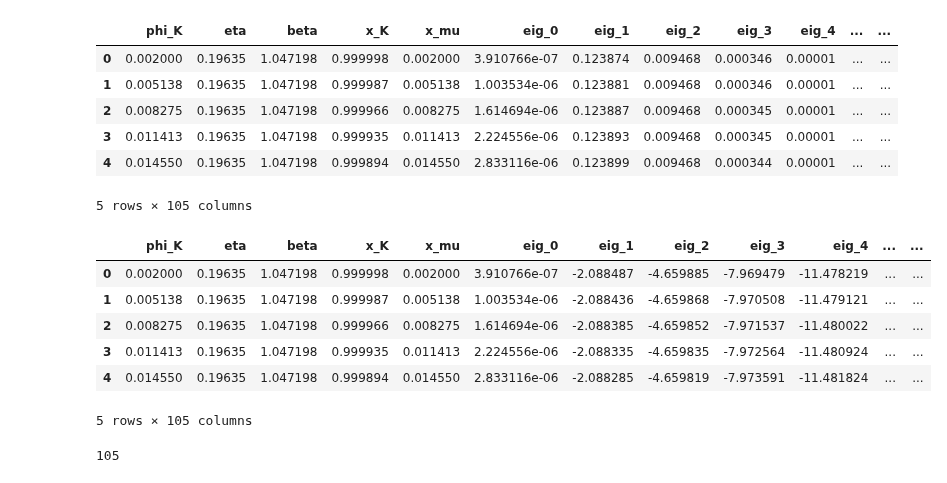
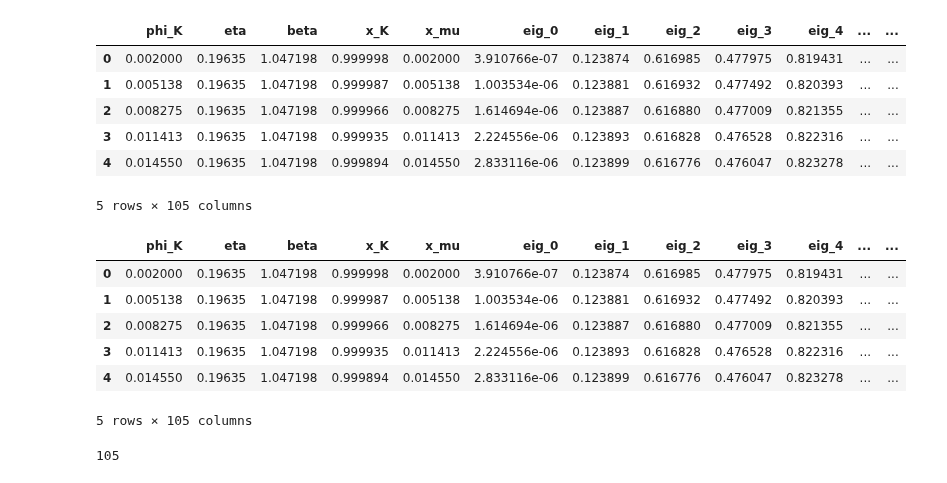
Before and after one commit to cubos-d/RUSpectroscopy_Tools, a Jupyter notebook: notebooks/procesar_combi.ipynb, the cells around one changed output. Drawn from its saved outputs; the diff is of its cells as text; code cells hidden in the pictures.

```diff
--- a/notebooks/procesar_combi.ipynb
+++ b/notebooks/procesar_combi.ipynb
@@ -20,9 +35,9 @@ for i in range(10):
     key_mod = "eig_" + str(i+1)
     prev_key = "eig_" + str(i)
     if i == 0:
-        dat_copy[key_mod] = 1/dat_copy[key_mod]
+        dat_copy[key_mod] = 1/datos_combi[key_mod]
     else:
-        dat_copy[key_mod] = dat_copy[prev_key]/dat_copy[key_mod]
+        dat_copy[key_mod] = datos_combi[prev_key]/datos_combi[key_mod]
     #fin if
     #dat_copy[key_mod] = np.array(list(map(operacion, dat_copy[key_mod])))
 #fin for
@@ -32,28 +47,28 @@ datos_combi = dat_copy.copy()
 datos_combi.head()
 # %% [output]
 |  | phi_K | eta | beta | x_K | x_mu | eig_0 | eig_1 | eig_2 | eig_3 | eig_4 | ... | ... |
-| 0 | 0.002000 | 0.19635 | 1.047198 | 0.999998 | 0.002000 | 3.910766e-07 | 0.123874 | 0.009468 | 0.000346 | 0.00001 | ... | ... |
-| 1 | 0.005138 | 0.19635 | 1.047198 | 0.999987 | 0.005138 | 1.003534e-06 | 0.123881 | 0.009468 | 0.000346 | 0.00001 | ... | ... |
-| 2 | 0.008275 | 0.19635 | 1.047198 | 0.999966 | 0.008275 | 1.614694e-06 | 0.123887 | 0.009468 | 0.000345 | 0.00001 | ... | ... |
-| 3 | 0.011413 | 0.19635 | 1.047198 | 0.999935 | 0.011413 | 2.224556e-06 | 0.123893 | 0.009468 | 0.000345 | 0.00001 | ... | ... |
-| 4 | 0.014550 | 0.19635 | 1.047198 | 0.999894 | 0.014550 | 2.833116e-06 | 0.123899 | 0.009468 | 0.000344 | 0.00001 | ... | ... |
+| 0 | 0.002000 | 0.19635 | 1.047198 | 0.999998 | 0.002000 | 3.910766e-07 | 0.123874 | 0.616985 | 0.477975 | 0.819431 | ... | ... |
+| 1 | 0.005138 | 0.19635 | 1.047198 | 0.999987 | 0.005138 | 1.003534e-06 | 0.123881 | 0.616932 | 0.477492 | 0.820393 | ... | ... |
+| 2 | 0.008275 | 0.19635 | 1.047198 | 0.999966 | 0.008275 | 1.614694e-06 | 0.123887 | 0.616880 | 0.477009 | 0.821355 | ... | ... |
+| 3 | 0.011413 | 0.19635 | 1.047198 | 0.999935 | 0.011413 | 2.224556e-06 | 0.123893 | 0.616828 | 0.476528 | 0.822316 | ... | ... |
+| 4 | 0.014550 | 0.19635 | 1.047198 | 0.999894 | 0.014550 | 2.833116e-06 | 0.123899 | 0.616776 | 0.476047 | 0.823278 | ... | ... |
 5 rows × 105 columns
 # %%
 N_eig = 5
 orden_pol = 6
 for i in range(N_eig):
     col = "eig_" + str(i+1)
-    datos_combi[col] = np.log(datos_combi[col])
+    #datos_combi[col] = np.log(datos_combi[col])
 #fin for
 datos_combi = datos_combi.copy()
 datos_combi.head()
 # %% [output]
 |  | phi_K | eta | beta | x_K | x_mu | eig_0 | eig_1 | eig_2 | eig_3 | eig_4 | ... | ... |
-| 0 | 0.002000 | 0.19635 | 1.047198 | 0.999998 | 0.002000 | 3.910766e-07 | -2.088487 | -4.659885 | -7.969479 | -11.478219 | ... | ... |
-| 1 | 0.005138 | 0.19635 | 1.047198 | 0.999987 | 0.005138 | 1.003534e-06 | -2.088436 | -4.659868 | -7.970508 | -11.479121 | ... | ... |
-| 2 | 0.008275 | 0.19635 | 1.047198 | 0.999966 | 0.008275 | 1.614694e-06 | -2.088385 | -4.659852 | -7.971537 | -11.480022 | ... | ... |
-| 3 | 0.011413 | 0.19635 | 1.047198 | 0.999935 | 0.011413 | 2.224556e-06 | -2.088335 | -4.659835 | -7.972564 | -11.480924 | ... | ... |
-| 4 | 0.014550 | 0.19635 | 1.047198 | 0.999894 | 0.014550 | 2.833116e-06 | -2.088285 | -4.659819 | -7.973591 | -11.481824 | ... | ... |
+| 0 | 0.002000 | 0.19635 | 1.047198 | 0.999998 | 0.002000 | 3.910766e-07 | 0.123874 | 0.616985 | 0.477975 | 0.819431 | ... | ... |
+| 1 | 0.005138 | 0.19635 | 1.047198 | 0.999987 | 0.005138 | 1.003534e-06 | 0.123881 | 0.616932 | 0.477492 | 0.820393 | ... | ... |
+| 2 | 0.008275 | 0.19635 | 1.047198 | 0.999966 | 0.008275 | 1.614694e-06 | 0.123887 | 0.616880 | 0.477009 | 0.821355 | ... | ... |
+| 3 | 0.011413 | 0.19635 | 1.047198 | 0.999935 | 0.011413 | 2.224556e-06 | 0.123893 | 0.616828 | 0.476528 | 0.822316 | ... | ... |
+| 4 | 0.014550 | 0.19635 | 1.047198 | 0.999894 | 0.014550 | 2.833116e-06 | 0.123899 | 0.616776 | 0.476047 | 0.823278 | ... | ... |
 5 rows × 105 columns
 # %%
 N_phi_K = 500
```
Also changed, not shown: parts of 9 cells of this notebook, 3 other files.
